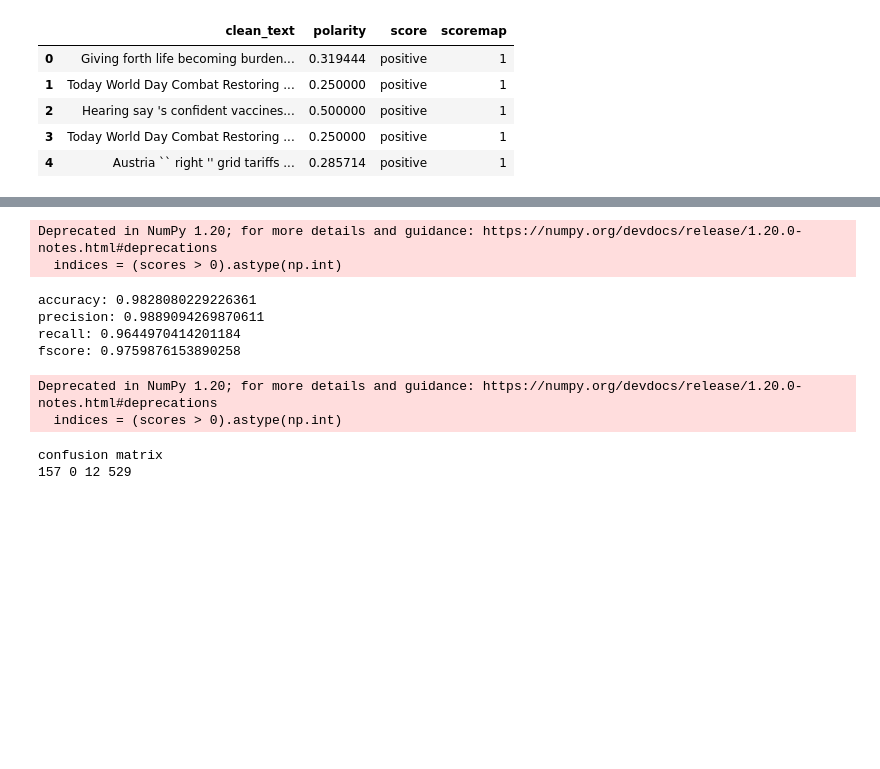
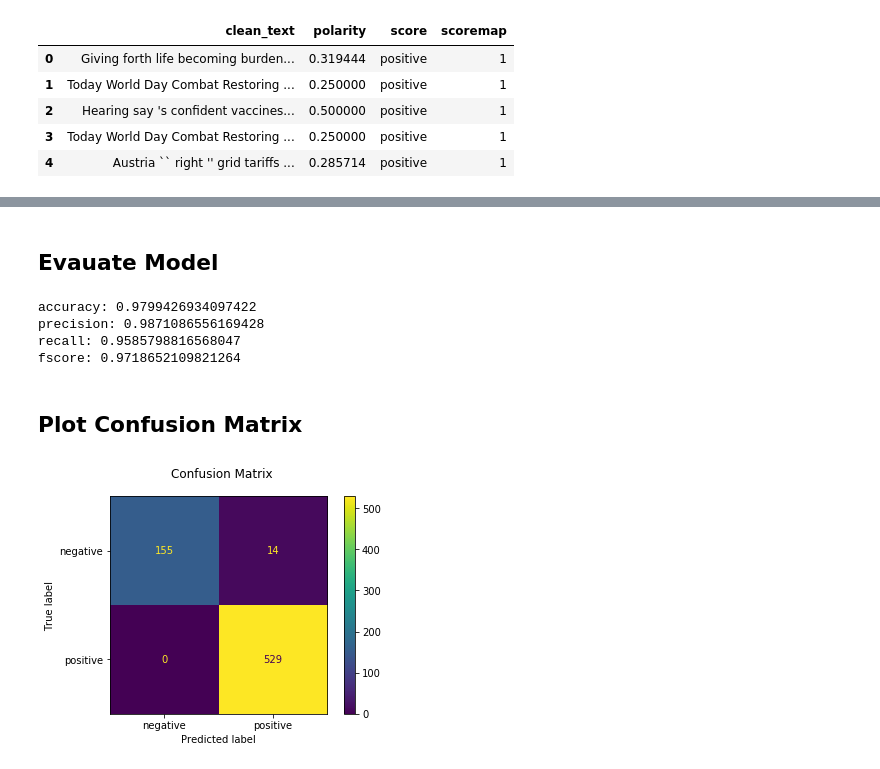
Before and after one commit to mozartofmath/week0_task2, a Jupyter notebook: Challenge_ Day2.ipynb, the cells around one changed output, grey strips where cells are left out. Cells and saved outputs as stored; diff of their text form; code cells hidden in the pictures; blank space fills up the shorter version.

Commit message:
plotted the confusion matrix

```diff
--- a/Challenge_ Day2.ipynb
+++ b/Challenge_ Day2.ipynb
@@ -339,11 +316,9 @@ Pipeline(memory=None,
-# %%
-accuracy = clf.score(X_test,y_test)
-# %% [output]
-Deprecated in NumPy 1.20; for more details and guidance: https://numpy.org/devdocs/release/1.20.0-notes.html#deprecations
-  indices = (scores > 0).astype(np.int)
+# %% [markdown]
+## Evauate Model
 # %%
 from sklearn.metrics import precision_recall_fscore_support
 y_pred = clf.predict(X_test)
+accuracy = clf.score(X_test,y_test)
 precision, recall, fscore, _ = precision_recall_fscore_support(y_test, y_pred, average='macro')
 
 print('accuracy:',accuracy)
@@ -351,10 +326,10 @@ print('precision:',precision)
 print('recall:',recall)
 print('fscore:',fscore)
 # %% [output]
-accuracy: 0.9828080229226361
-precision: 0.9889094269870611
-recall: 0.9644970414201184
-fscore: 0.9759876153890258
+accuracy: 0.9799426934097422
+precision: 0.9871086556169428
+recall: 0.9585798816568047
+fscore: 0.9718652109821264
-Deprecated in NumPy 1.20; for more details and guidance: https://numpy.org/devdocs/release/1.20.0-notes.html#deprecations
-  indices = (scores > 0).astype(np.int)
+# %% [markdown]
+## Plot Confusion Matrix
 # %%
@@ -362,9 +336,7 @@ from sklearn.metrics import confusion_matrix
 from sklearn.metrics import plot_confusion_matrix
-# %%
-print('confusion matrix')
-conf_mat = confusion_matrix(y_test, y_pred)
-TN, FN, FP, TP = conf_mat[0,0], conf_mat[1,0], conf_mat[0,1], conf_mat[1,1]
-print(TN, FN, FP, TP)
-# %% [output]
-confusion matrix
-157 0 12 529
+# %%
+plot_confusion_matrix(clf, X_test, y_test, display_labels = ['negative', 'positive'])
+plt.suptitle('Confusion Matrix')
+plt.show()
+# %% [output]
+[figure, added]
```
Also changed, not shown: parts of 15 cells of this notebook.
